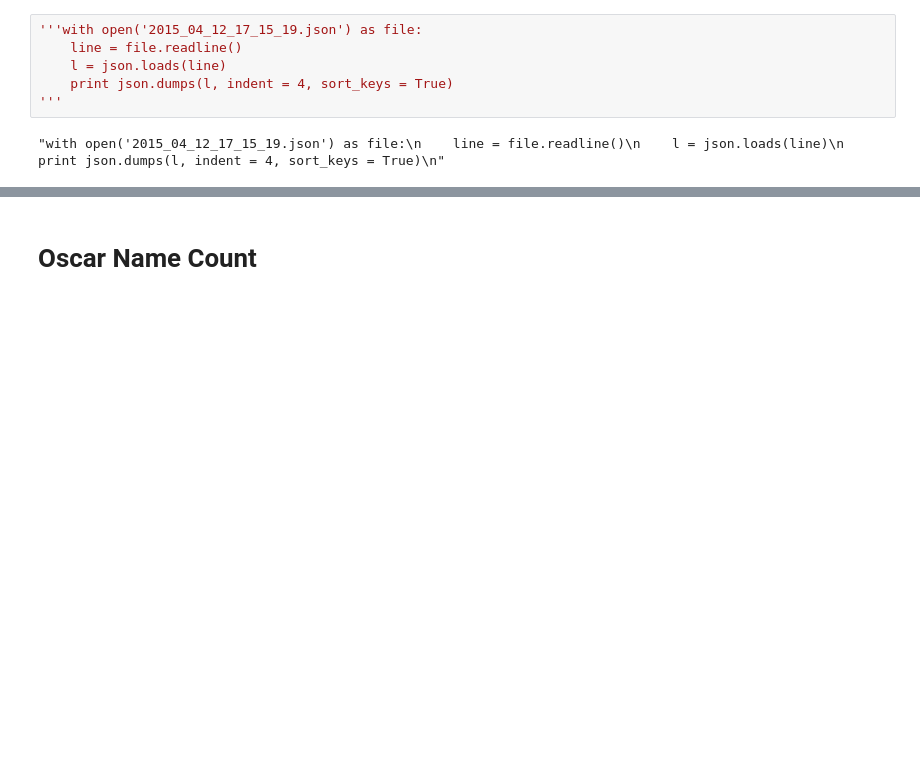
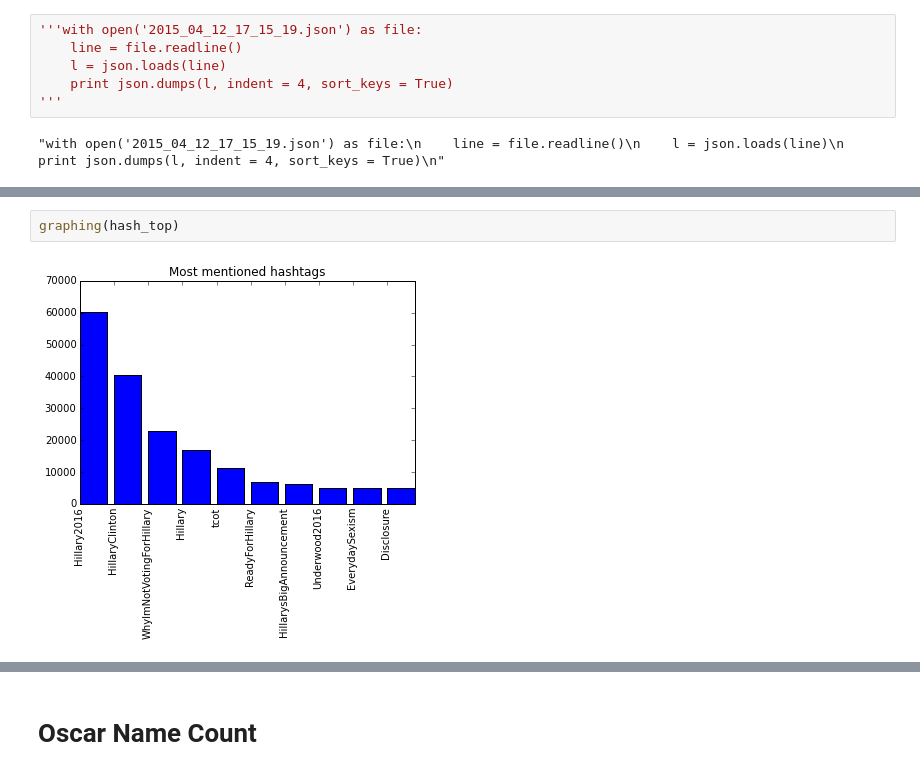
Before and after one commit to NYU-CDS-Capstone-Project/dahlia, a Jupyter notebook: presentaion_1008/intro.ipynb, the cells around one changed output, grey strips where cells are left out. Saved outputs shown, nothing was run; the diff lists cells and outputs as text; blank space fills up the shorter version.

```diff
--- a/presentaion_1008/intro.ipynb
+++ b/presentaion_1008/intro.ipynb
@@ -230,0 +272,4 @@ Total number of tweet is : 1613955
+# %%
+graphing(hash_top)
+# %% [output]
+[figure, added]
```
Also changed, not shown: parts of 9 cells of this notebook, 1 other file.
